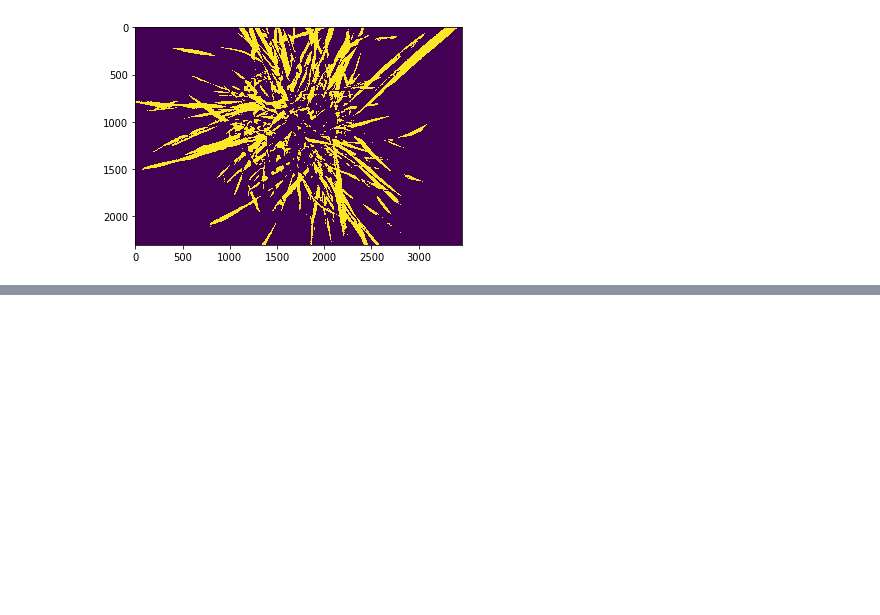
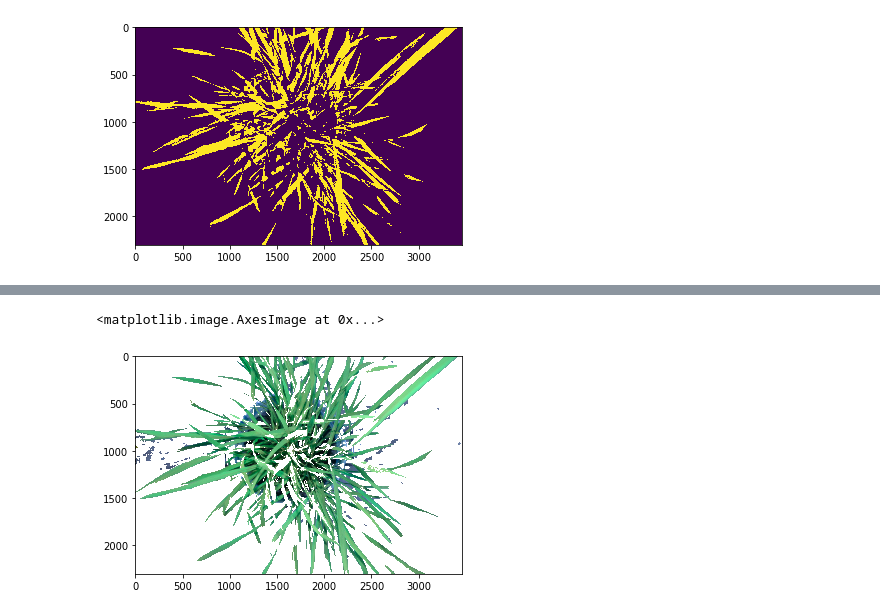
Before and after one commit to KeerthanBhat/Segmentation-of-plants, a Jupyter notebook: code.ipynb, the cells around one changed output, grey strips where cells are left out. Cells and saved outputs as stored; diff of their text form; code cells hidden in the pictures; blank space fills up the shorter version.

Commit message:
masking, combining, thresholding, countour detection

```diff
--- a/code.ipynb
+++ b/code.ipynb
@@ -48,0 +61,23 @@ plt.imshow(b_cnt)
+# %%
+# Convert RGB to LAB and extract the Green-Magenta and Blue-Yellow channels
+masked_a = pcv.rgb2gray_lab(rgb_img=masked, channel='a')
+masked_b = pcv.rgb2gray_lab(rgb_img=masked, channel='b')
+
+# Threshold the green-magenta and blue images
+maskeda_thresh = pcv.threshold.binary(gray_img=masked_a, threshold=115, max_value=255, object_type='dark')
+maskeda_thresh1 = pcv.threshold.binary(gray_img=masked_a, threshold=135, max_value=255, object_type='light')
+maskedb_thresh = pcv.threshold.binary(gray_img=masked_b, threshold=128, max_value=255, object_type='light')
+
+# Join the thresholded saturation and blue-yellow images (OR)
+ab1 = pcv.logical_or(bin_img1=maskeda_thresh, bin_img2=maskedb_thresh)
+ab = pcv.logical_or(bin_img1=maskeda_thresh1, bin_img2=ab1)
+
+# Fill small objects
+ab_fill = pcv.fill(bin_img=ab, size=200)
+
+# Apply mask
+masked2 = pcv.apply_mask(rgb_img=masked, mask=ab_fill, mask_color='white')
+plt.imshow(masked2)
+# %% [output]
+<matplotlib.image.AxesImage at 0x...>
+[figure, added]
```
Also changed, not shown: parts of 3 cells of this notebook.
